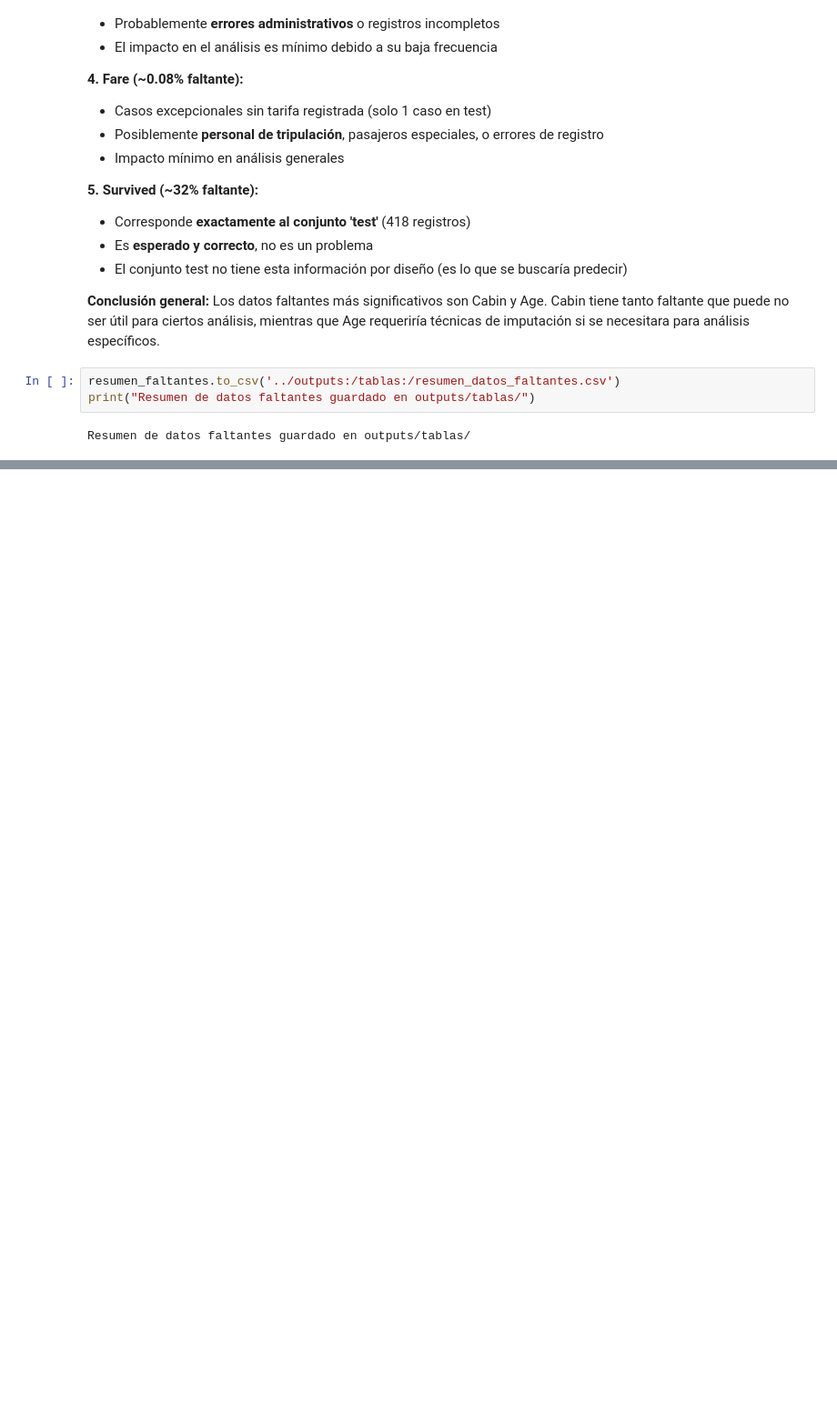
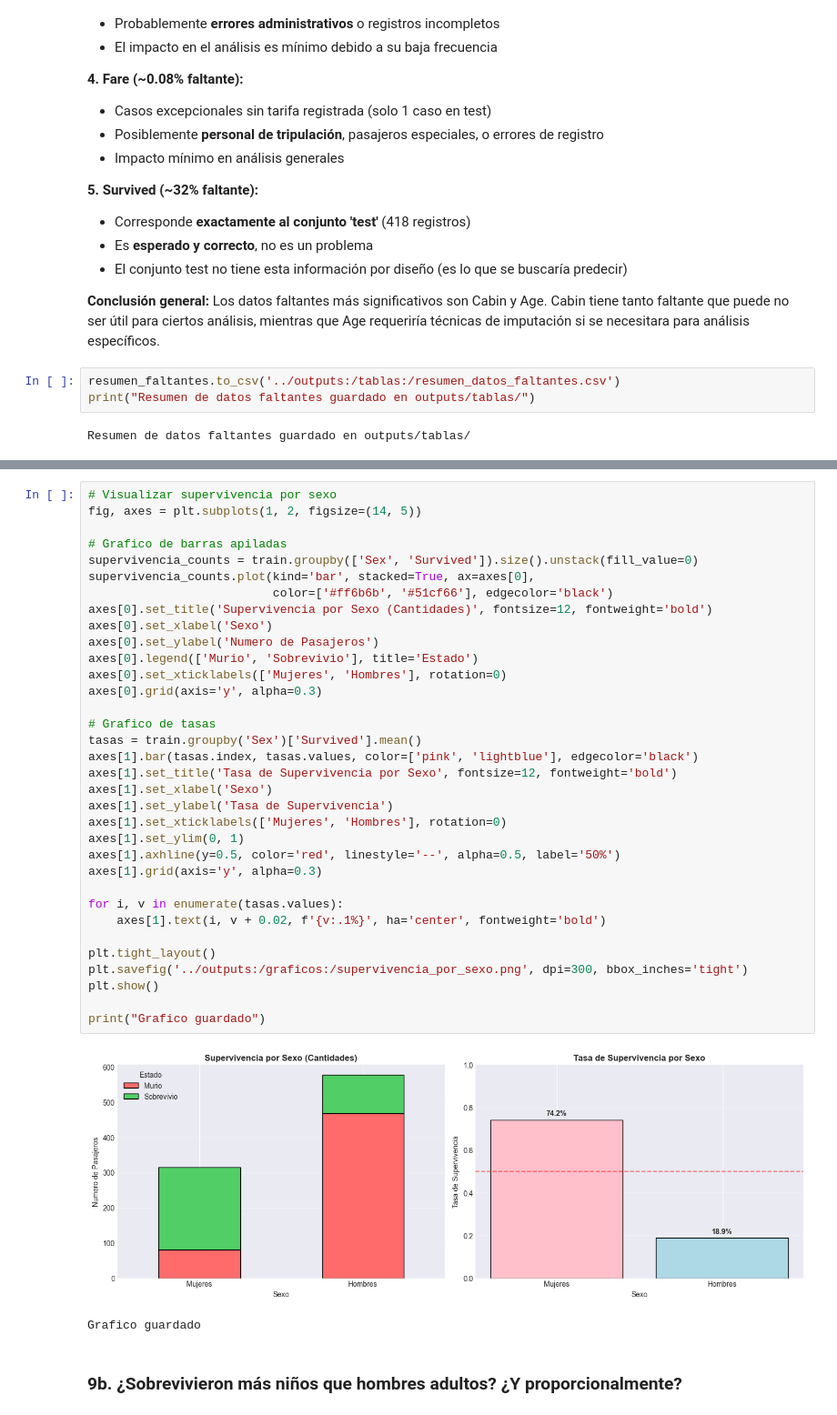
Before and after one commit to Danfezinho/taller-pandas-titanic-individual, a Jupyter notebook: notebooks:/analisis_titanic.ipynb, the cells around one changed output, grey strips where cells are left out. Shown: that part at 91% size. Cells and saved outputs as stored; diff of their text form; blank space fills up the shorter version.

```diff
--- a/notebooks:/analisis_titanic.ipynb
+++ b/notebooks:/analisis_titanic.ipynb
@@ -452,0 +833,39 @@ Resumen de datos faltantes guardado en outputs/tablas/
+# %%
+# Visualizar supervivencia por sexo
+fig, axes = plt.subplots(1, 2, figsize=(14, 5))
+
+# Grafico de barras apiladas
+supervivencia_counts = train.groupby(['Sex', 'Survived']).size().unstack(fill_value=0)
+supervivencia_counts.plot(kind='bar', stacked=True, ax=axes[0],
+                          color=['#ff6b6b', '#51cf66'], edgecolor='black')
+axes[0].set_title('Supervivencia por Sexo (Cantidades)', fontsize=12, fontweight='bold')
+axes[0].set_xlabel('Sexo')
+axes[0].set_ylabel('Numero de Pasajeros')
+axes[0].legend(['Murio', 'Sobrevivio'], title='Estado')
+axes[0].set_xticklabels(['Mujeres', 'Hombres'], rotation=0)
+axes[0].grid(axis='y', alpha=0.3)
+
+# Grafico de tasas
+tasas = train.groupby('Sex')['Survived'].mean()
+axes[1].bar(tasas.index, tasas.values, color=['pink', 'lightblue'], edgecolor='black')
+axes[1].set_title('Tasa de Supervivencia por Sexo', fontsize=12, fontweight='bold')
+axes[1].set_xlabel('Sexo')
+axes[1].set_ylabel('Tasa de Supervivencia')
+axes[1].set_xticklabels(['Mujeres', 'Hombres'], rotation=0)
+axes[1].set_ylim(0, 1)
+axes[1].axhline(y=0.5, color='red', linestyle='--', alpha=0.5, label='50%')
+axes[1].grid(axis='y', alpha=0.3)
+
+for i, v in enumerate(tasas.values):
+    axes[1].text(i, v + 0.02, f'{v:.1%}', ha='center', fontweight='bold')
+
+plt.tight_layout()
+plt.savefig('../outputs:/graficos:/supervivencia_por_sexo.png', dpi=300, bbox_inches='tight')
+plt.show()
+
+print("Grafico guardado")
+# %% [output]
+[figure, added]
+Grafico guardado
+# %% [markdown]
+### 9b. ¿Sobrevivieron más niños que hombres adultos? ¿Y proporcionalmente?
```
Also changed, not shown: parts of 32 cells of this notebook, 6 other files.
